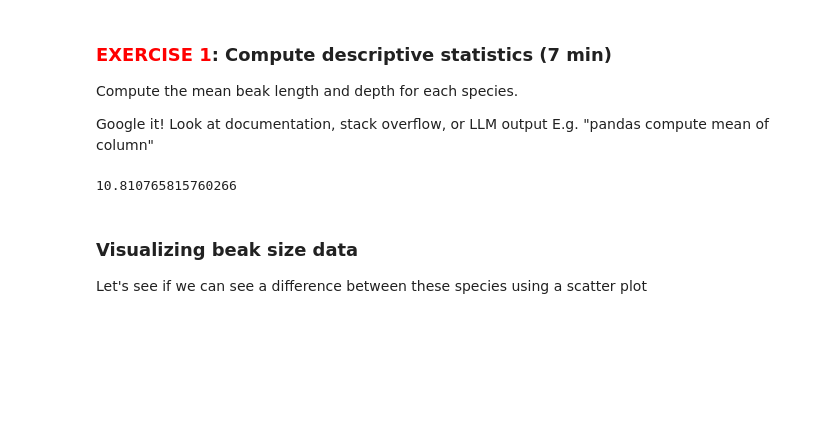
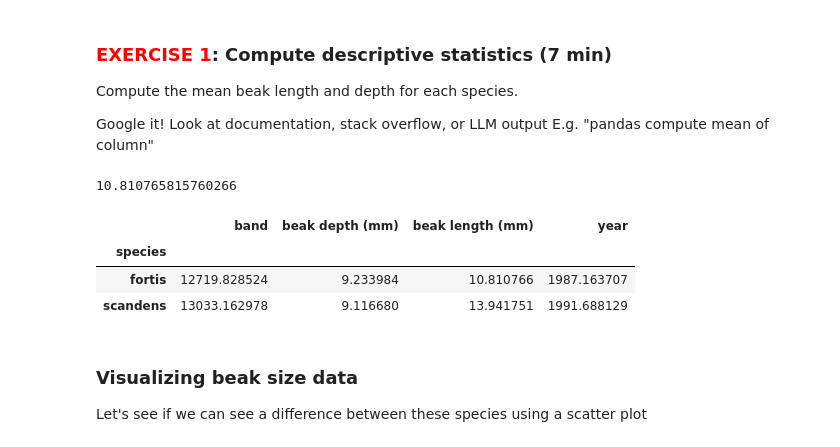
Before and after one commit to camrynsc14/ABIO558-Camryn, a Jupyter notebook: miniproject_1_tutorial_blank.ipynb, the cells around one changed output. Cells and saved outputs as stored; diff of their text form; code cells hidden in the pictures; blank space fills up the shorter version.

```diff
--- a/miniproject_1_tutorial_blank.ipynb
+++ b/miniproject_1_tutorial_blank.ipynb
@@ -104,7 +104,12 @@ print(fortis_length)
 10.810765815760266
 # %%
 # one line of code, with groupby() function
-beak_df.groupby('species"
+beak_df.groupby('species').agg('mean')
+# %% [output]
+|  | band | beak depth (mm) | beak length (mm) | year |
+| species |  |  |  |  |
+| fortis | 12719.828524 | 9.233984 | 10.810766 | 1987.163707 |
+| scandens | 13033.162978 | 9.116680 | 13.941751 | 1991.688129 |
 # %% [markdown]
 ### Visualizing beak size data
 Let's see if we can see a difference between these species using a scatter plot
```
Also changed, not shown: parts of 2 cells of this notebook, 1 other file.
